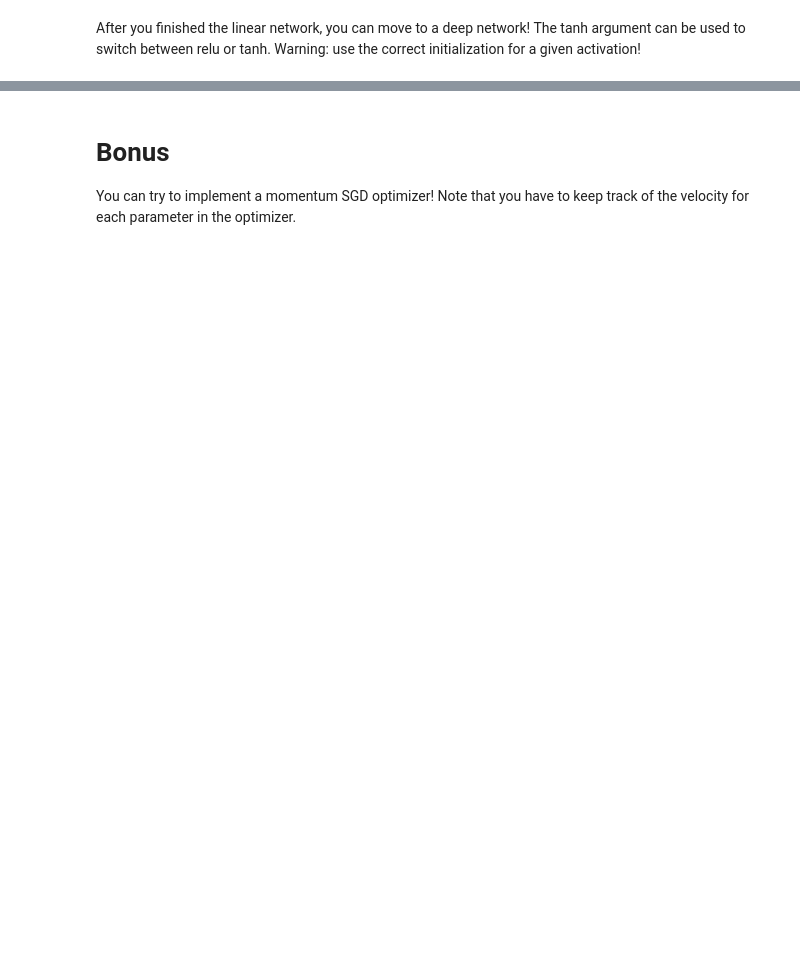
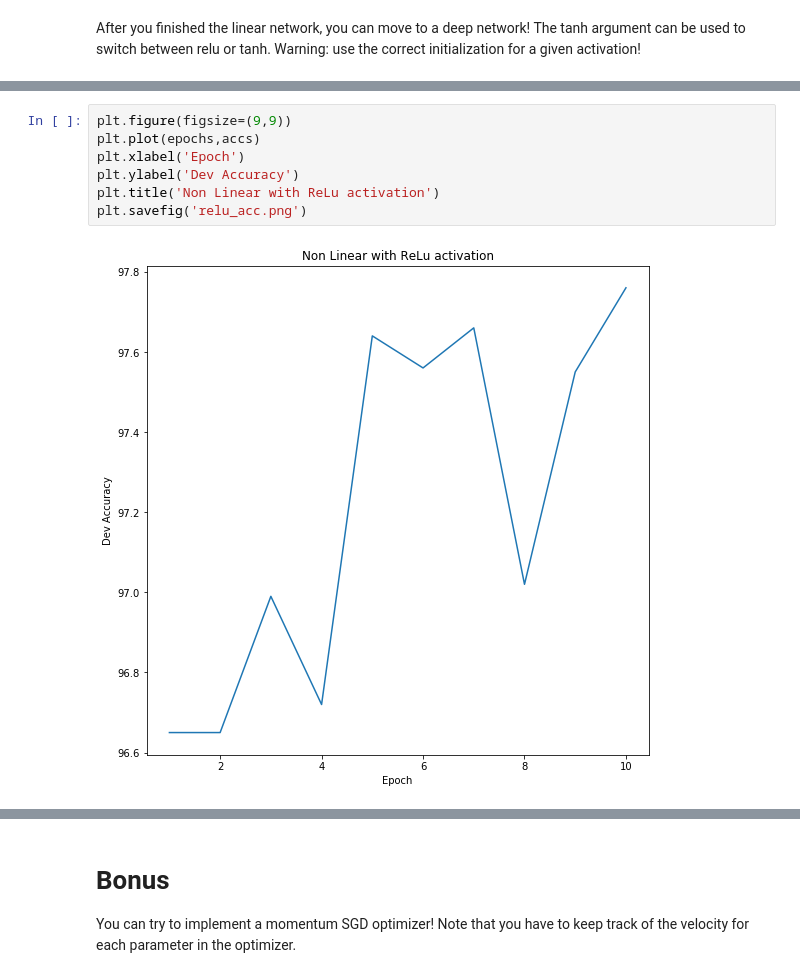
Before and after one commit to PrathamSolanki/deep-learning, a Jupyter notebook: 2/lab_exercises_2.ipynb, the cells around one changed output, grey strips where cells are left out. Cells and saved outputs as stored; diff of their text form; blank space fills up the shorter version.

```diff
--- a/2/lab_exercises_2.ipynb
+++ b/2/lab_exercises_2.ipynb
@@ -462,3 +518,12 @@ np.argmax(_softmax(network.forward(Tensor(dev_data[0][123])).data))
+# %%
+plt.figure(figsize=(9,9))
+plt.plot(epochs,accs)
+plt.xlabel('Epoch')
+plt.ylabel('Dev Accuracy')
+plt.title('Non Linear with ReLu activation')
+plt.savefig('relu_acc.png')
+# %% [output]
+[figure, added]
 # %%
 dim_input = 28*28
 dim_output = 10
```
Also changed, not shown: parts of 16 cells of this notebook, 6 other files.
